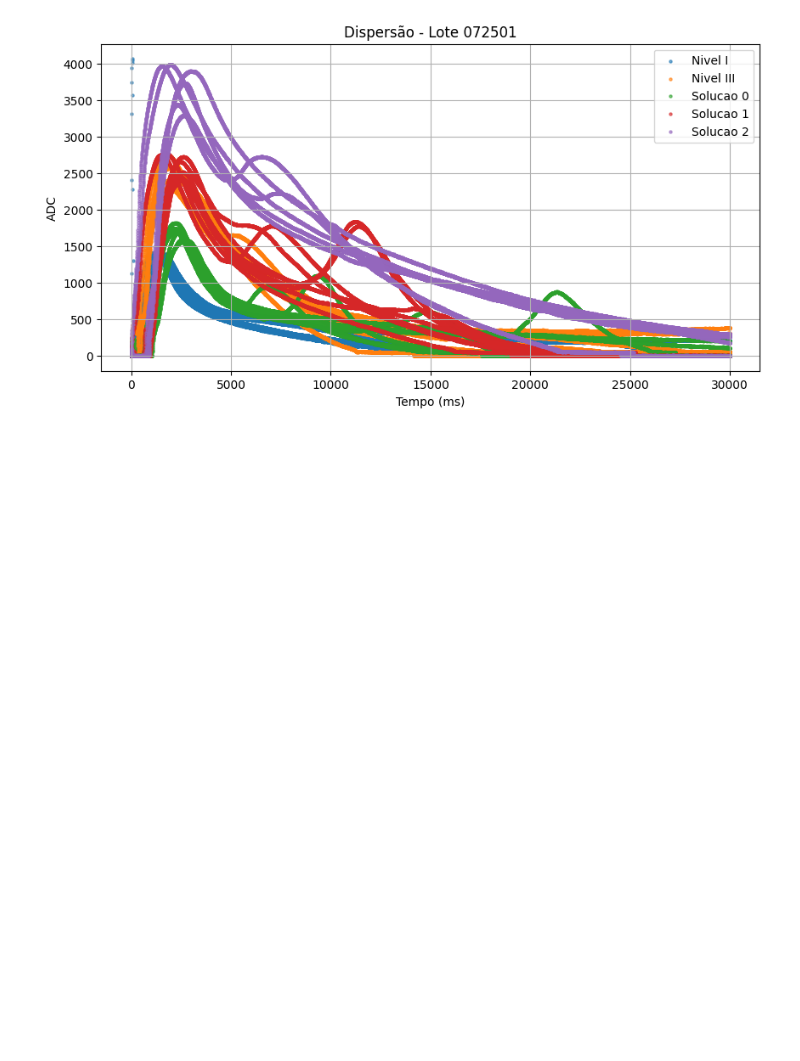
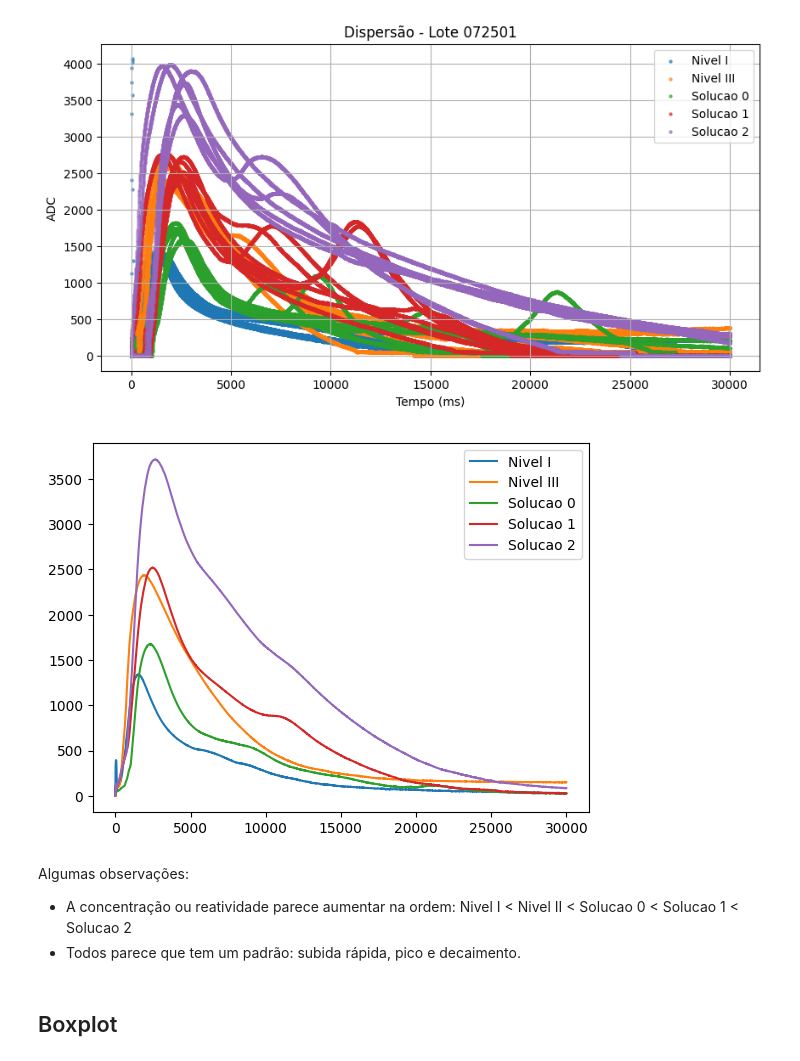
Before and after one commit to silviolima07/pos_desafio_02, a Jupyter notebook: Untitled.ipynb, the cells around one changed output. Cells and saved outputs as stored; diff of their text form; code cells hidden in the pictures; blank space fills up the shorter version.

```diff
--- a/Untitled.ipynb
+++ b/Untitled.ipynb
@@ -40,6 +40,7 @@ for lote in lotes:
 
             df["Lote"] = lote
             df["Solucao"] = solucao
+            df["arquivo"] = os.path.basename(arquivo)
 
             lista_df.append(df)
 
@@ -156,3 +173,20 @@ for lote in df["lote"].unique():
 # %% [output]
 [figure]
 [figure]
+# %%
+media = df.groupby(["solucao","time"])["adc"].mean().reset_index()
+for solucao in media["solucao"].unique():
+    subset = media[media["solucao"] == solucao]
+    plt.plot(subset["time"], subset["adc"], label=solucao)
+
+plt.legend()
+plt.show()
+# %% [output]
+[figure, added]
+# %% [markdown]
+Algumas observações:
+
+- A concentração ou reatividade parece aumentar na ordem: Nivel I < Nivel II < Solucao 0 < Solucao 1 < Solucao 2
+- Todos parece que tem um padrão: subida rápida, pico e decaimento.
+# %% [markdown]
+## Boxplot
```
Also changed, not shown: parts of 25 cells of this notebook, 1 other file.
